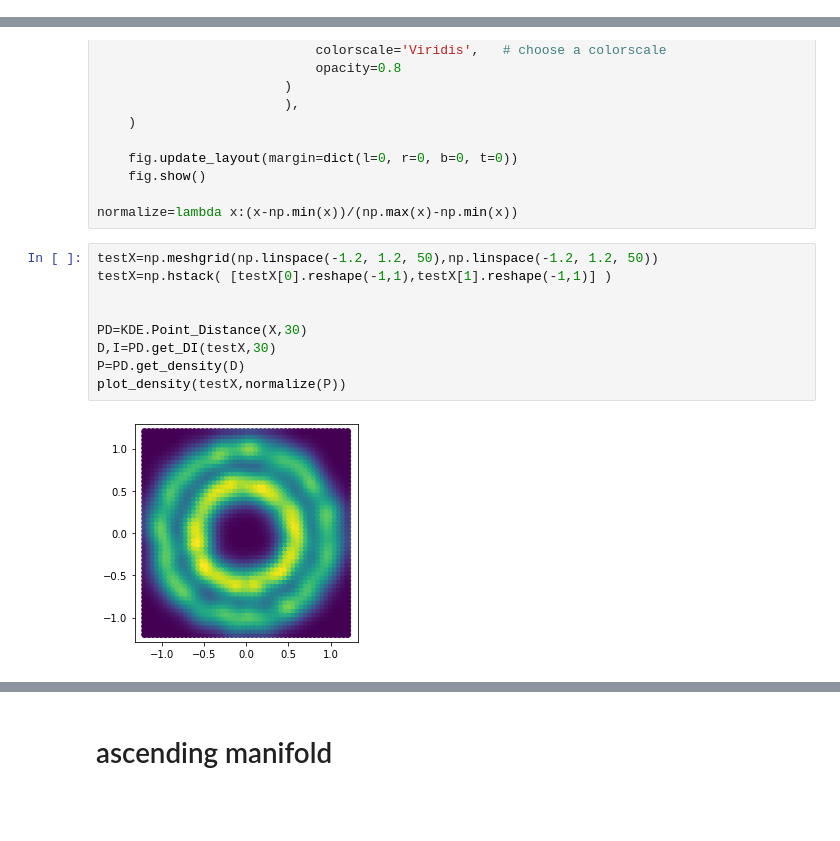
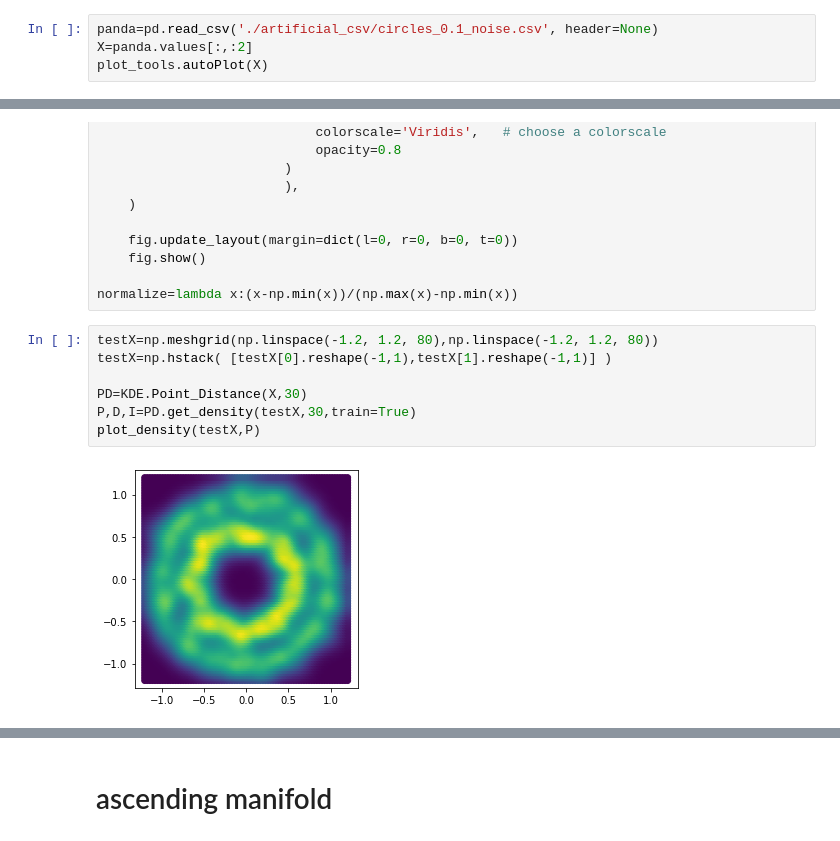
Before and after one commit to gaozhangyang/GIT, a Jupyter notebook: plot_figure.ipynb, the cells around one changed output, grey strips where cells are left out. Drawn from its saved outputs; the diff is of its cells as text; blank space fills up the shorter version.

```diff
--- a/plot_figure.ipynb
+++ b/plot_figure.ipynb
@@ -35,0 +31,4 @@ plot_tools.autoPlot(X)
+# %%
+panda=pd.read_csv('./artificial_csv/circles_0.1_noise.csv', header=None)
+X=panda.values[:,:2]
+plot_tools.autoPlot(X)
@@ -58,16 +59,14 @@ def plot_density(X,P):
 
 normalize=lambda x:(x-np.min(x))/(np.max(x)-np.min(x))
 # %%
-testX=np.meshgrid(np.linspace(-1.2, 1.2, 50),np.linspace(-1.2, 1.2, 50))
+testX=np.meshgrid(np.linspace(-1.2, 1.2, 80),np.linspace(-1.2, 1.2, 80))
 testX=np.hstack( [testX[0].reshape(-1,1),testX[1].reshape(-1,1)] )
 
-
 PD=KDE.Point_Distance(X,30)
-D,I=PD.get_DI(testX,30)
-P=PD.get_density(D)
-plot_density(testX,normalize(P))
+P,D,I=PD.get_density(testX,30,train=True)
+plot_density(testX,P)
 # %% [output]
-[figure, old version]
+[figure, new version]
 [interactive output not drawn]
 # %%
 from sklearn.neighbors import KernelDensity
```
Also changed, not shown: parts of 5 cells of this notebook, 4 other files.
